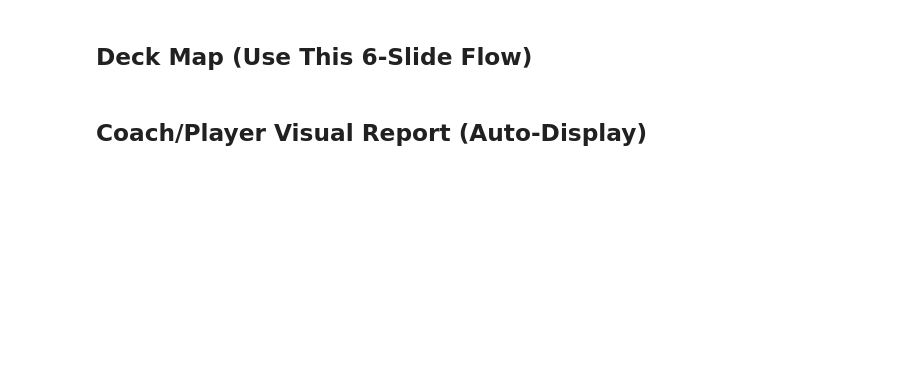
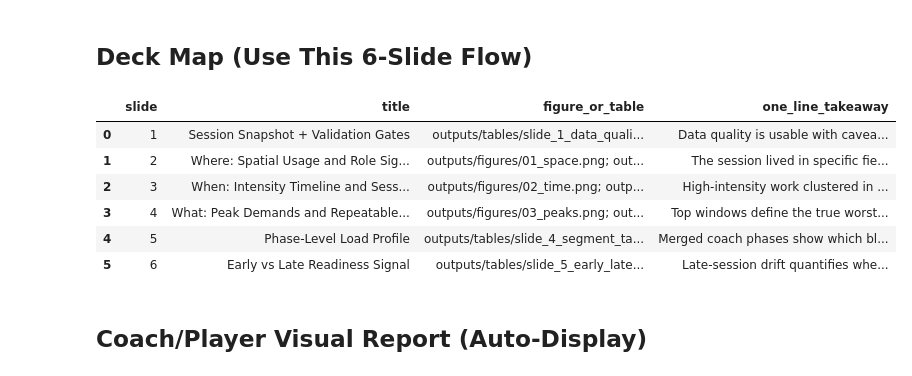
Before and after one commit to ghadfield32/browns_performance_science_fellowship, a Jupyter notebook: notebooks/archive/02_coach_slide_ready_template.ipynb, the cells around one changed output. Saved outputs shown, nothing was run; the diff lists cells and outputs as text; code cells hidden in the pictures; blank space fills up the shorter version.

Commit message:
Refactor code structure for improved readability and maintainability

```diff
--- a/notebooks/archive/02_coach_slide_ready_template.ipynb
+++ b/notebooks/archive/02_coach_slide_ready_template.ipynb
@@ -81,52 +117,71 @@ def show_saved_png(path, caption='', width=1250):
 # %% [markdown]
 ## Deck Map (Use This 6-Slide Flow)
 # %%
+if overall_status == 'PASS':
+    slide1_takeaway = 'Data quality gates passed at a usable level, so workload outputs are decision-ready.'
+elif overall_status == 'WARN':
+    slide1_takeaway = 'Data quality is usable with caveats; continuity masking and block-limited windows were applied.'
+else:
+    slide1_takeaway = 'Data quality failed trust gates; use this session only for descriptive review, not workload decisions.'
+
 deck_outline = pd.DataFrame([
     {
         'slide': 1,
         'title': 'Session Snapshot + Validation Gates',
         'figure_or_table': (
             'outputs/tables/slide_1_data_quality_table.csv; '
-            'outputs/tables/slide_1_validation_gates_table.csv'
+            'outputs/tables/slide_1_validation_gates_table.csv; '
+            'outputs/tables/slide_1_qc_checks_table.csv'
         ),
-        'one_line_takeaway': 'Data quality gates passed at a usable level, so workload outputs are decision-ready.'
+        'one_line_takeaway': slide1_takeaway,
     },
     {
         'slide': 2,
         'title': 'Where: Spatial Usage and Role Signature',
-        'figure_or_table': 'outputs/figures/01_space.png; outputs/phase_table.csv',
+        'figure_or_table': (
+            'outputs/figures/01_space.png; outputs/phase_table.csv; '
+            'outputs/session_structure_map.csv'
+        ),
         'one_line_takeaway': 'The session lived in specific field zones and repeated role-consistent movement patterns.'
     },
     {
         'slide': 3,
         'title': 'When: Intensity Timeline and Session Structure',
         'figure_or_table': 'outputs/figures/02_time.png; outputs/tables/slide_3_top_windows_table.csv',
         'one_line_takeaway': 'High-intensity work clustered in identifiable blocks rather than being evenly distributed.'
     },
     {
         'slide': 4,
         'title': 'What: Peak Demands and Repeatable Windows',
         'figure_or_table': (
             'outputs/figures/03_peaks.png; outputs/tables/slide_3_peak_distance_table.csv; '
             'outputs/tables/slide_3_event_counts_table.csv'
         ),
         'one_line_takeaway': 'Top windows define the true worst-case demands to anchor drill and conditioning targets.'
     },
     {
         'slide': 5,
         'title': 'Phase-Level Load Profile',
         'figure_or_table': 'outputs/tables/slide_4_segment_table.csv',
         'one_line_takeaway': 'Merged coach phases show which blocks carried most distance and high-speed stress.'
     },
     {
         'slide': 6,
         'title': 'Early vs Late Readiness Signal',
         'figure_or_table': 'outputs/tables/slide_5_early_late_table.csv',
         'one_line_takeaway': 'Late-session drift quantifies whether second-half output matched training intent.'
     },
 ])
 display(deck_outline)
 deck_outline.to_csv(TABLE_DIR / 'final_deck_outline.csv', index=False)
+# %% [output]
+|  | slide | title | figure_or_table | one_line_takeaway |
+| 0 | 1 | Session Snapshot + Validation Gates | outputs/tables/slide_1_data_quali... | Data quality is usable with cavea... |
+| 1 | 2 | Where: Spatial Usage and Role Sig... | outputs/figures/01_space.png; out... | The session lived in specific fie... |
+| 2 | 3 | When: Intensity Timeline and Sess... | outputs/figures/02_time.png; outp... | High-intensity work clustered in ... |
+| 3 | 4 | What: Peak Demands and Repeatable... | outputs/figures/03_peaks.png; out... | Top windows define the true worst... |
+| 4 | 5 | Phase-Level Load Profile | outputs/tables/slide_4_segment_ta... | Merged coach phases show which bl... |
+| 5 | 6 | Early vs Late Readiness Signal | outputs/tables/slide_5_early_late... | Late-session drift quantifies whe... |
 # %% [markdown]
 ## Coach/Player Visual Report (Auto-Display)
 # %%
```
Also changed, not shown: parts of 10 cells of this notebook, 14 other files.
